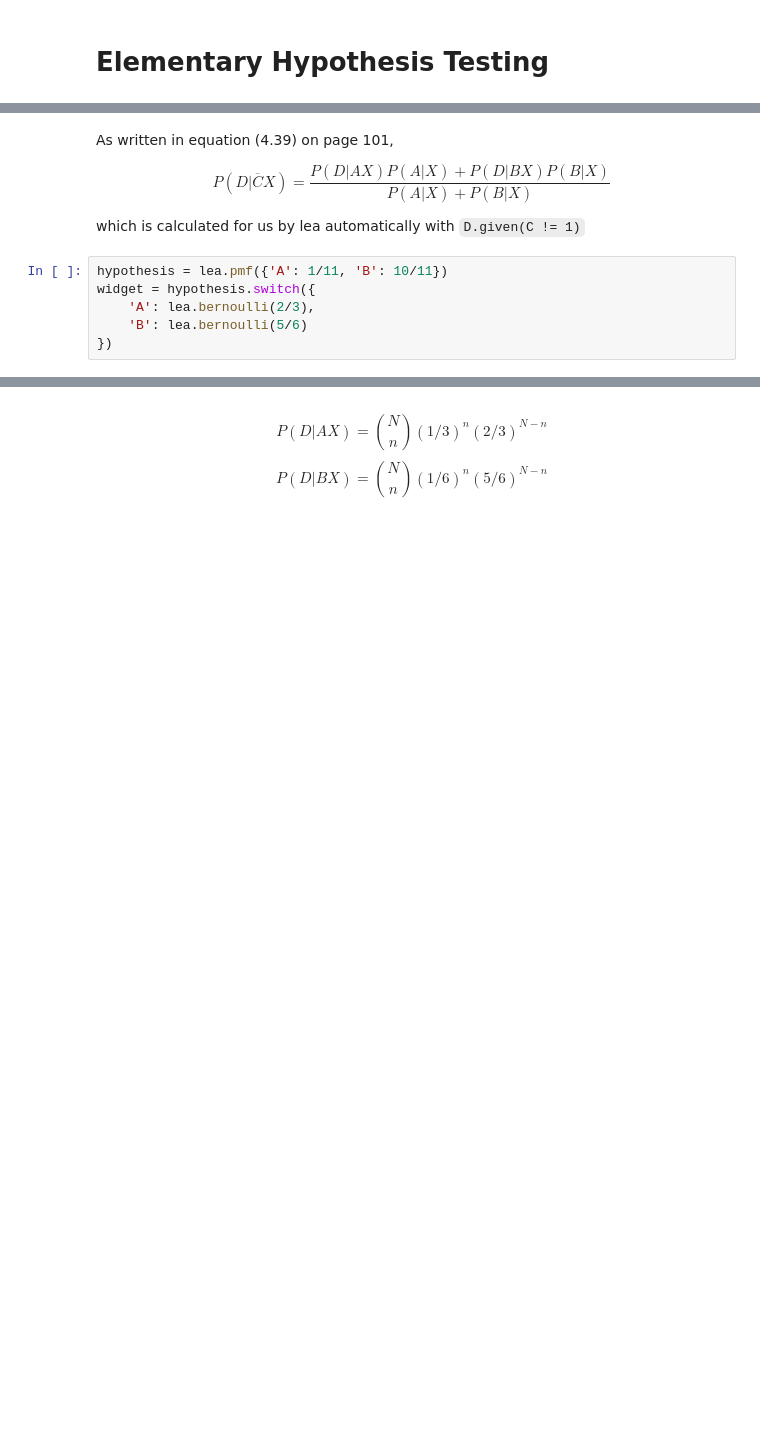
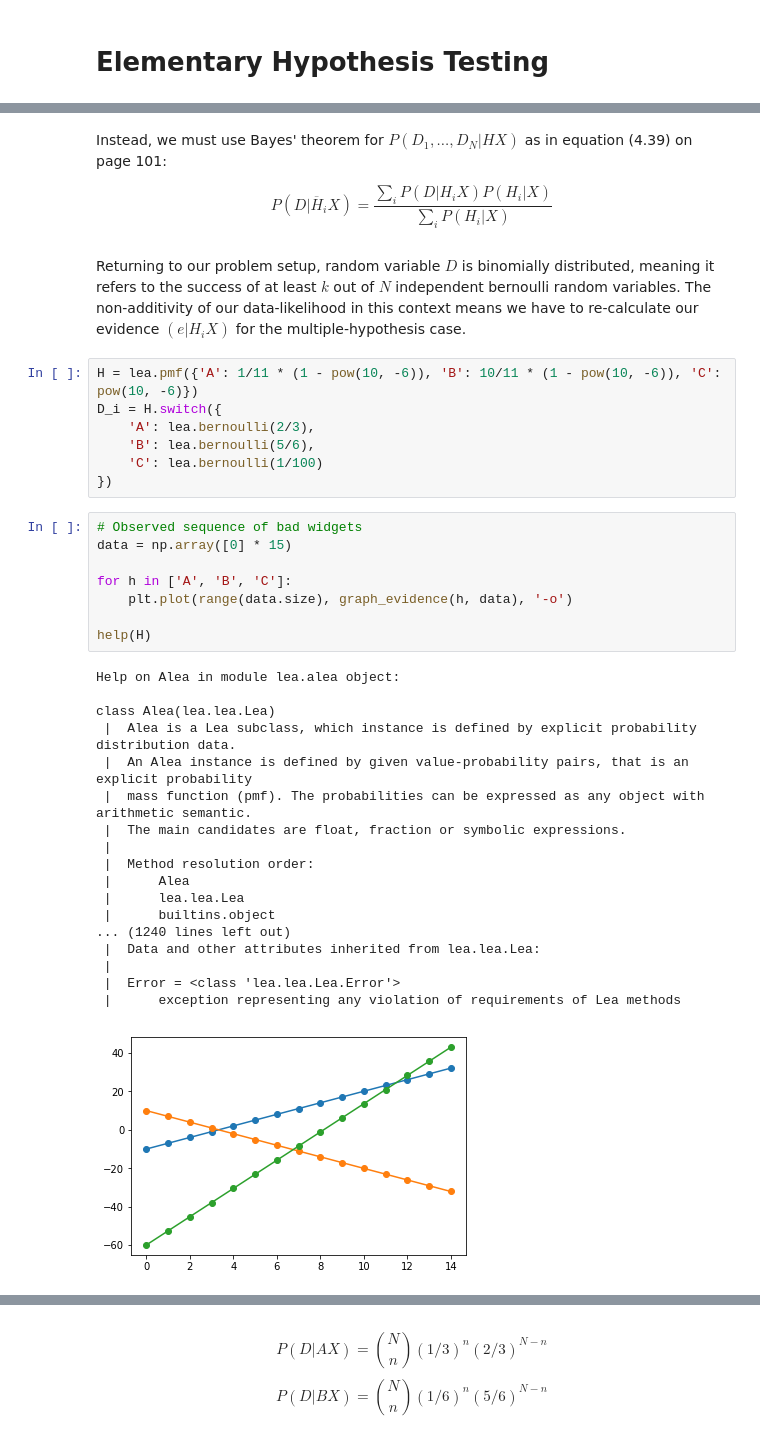
Before and after one commit to DavidGarfinkle/jaynes-probability, a Jupyter notebook: chapter_four/chapter_four.ipynb, the cells around one changed output, grey strips where cells are left out. Saved outputs shown, nothing was run; the diff lists cells and outputs as text; blank space fills up the shorter version.

```diff
--- a/chapter_four/chapter_four.ipynb
+++ b/chapter_four/chapter_four.ipynb
@@ -49,12 +152,40 @@ With [lea](https://bitbucket.org/piedenis/lea/), a python library for intuitive
 # %% [markdown]
-As written in equation (4.39) on page 101,
+Instead, we must use Bayes' theorem for $P(D_1, ..., D_N|HX)$ as in equation (4.39) on page 101:
 
-\begin{equation} P(D | \overline C X) = \frac{P(D|AX)P(A|X) + P(D|BX)P(B|X)}{P(A|X) + P(B|X)} \end{equation}
-
-which is calculated for us by lea automatically with `D.given(C != 1)`
+\begin{equation} P(D | \overline H_i X) = \frac{ \sum_i P(D |H_i X)P(H_i|X)}{\sum_i P(H_i|X)} \end{equation}
+# %% [markdown]
+Returning to our problem setup, random variable $D$ is binomially distributed, meaning it refers to the success of at least $k$ out of $N$ independent bernoulli random variables. The non-additivity of our data-likelihood in this context means we have to re-calculate our evidence $(e|H_iX)$ for the multiple-hypothesis case.
 # %%
-hypothesis = lea.pmf({'A': 1/11, 'B': 10/11})
-widget = hypothesis.switch({
+H = lea.pmf({'A': 1/11 * (1 - pow(10, -6)), 'B': 10/11 * (1 - pow(10, -6)), 'C': pow(10, -6)})
+D_i = H.switch({
     'A': lea.bernoulli(2/3),
-    'B': lea.bernoulli(5/6)
+    'B': lea.bernoulli(5/6),
+    'C': lea.bernoulli(1/100)
 })
+# %%
+# Observed sequence of bad widgets
+data = np.array([0] * 15)
+
+for h in ['A', 'B', 'C']:
+    plt.plot(range(data.size), graph_evidence(h, data), '-o')
+
+help(H)
+# %% [output]
+Help on Alea in module lea.alea object:
+
+class Alea(lea.lea.Lea)
+ |  Alea is a Lea subclass, which instance is defined by explicit probability distribution data.
+ |  An Alea instance is defined by given value-probability pairs, that is an explicit probability
+ |  mass function (pmf). The probabilities can be expressed as any object with arithmetic semantic.
+ |  The main candidates are float, fraction or symbolic expressions.
+ |
+ |  Method resolution order:
+ |      Alea
+ |      lea.lea.Lea
+ |      builtins.object
+... (1240 lines left out)
+ |  Data and other attributes inherited from lea.lea.Lea:
+ |
+ |  Error = <class 'lea.lea.Lea.Error'>
+ |      exception representing any violation of requirements of Lea methods
+[figure, added]
```
Also changed, not shown: parts of 35 cells of this notebook.
